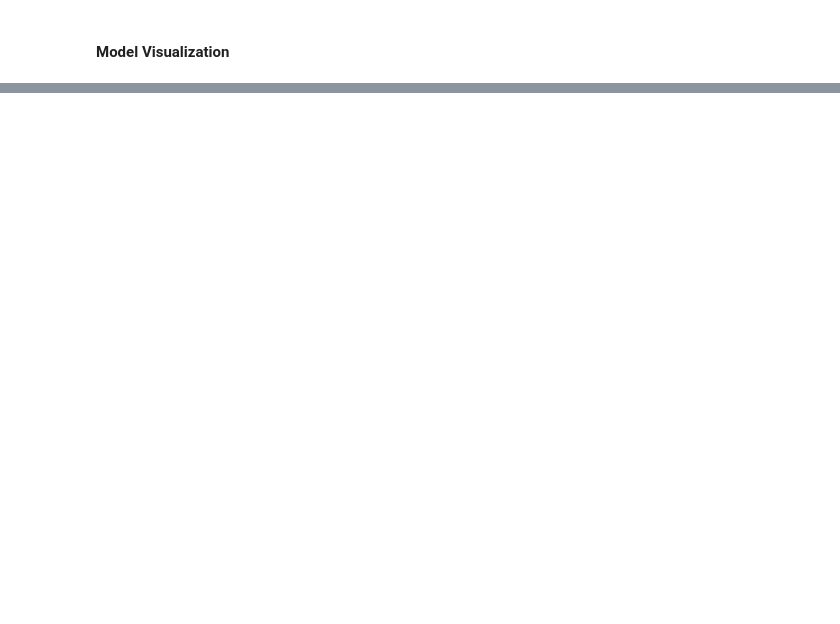
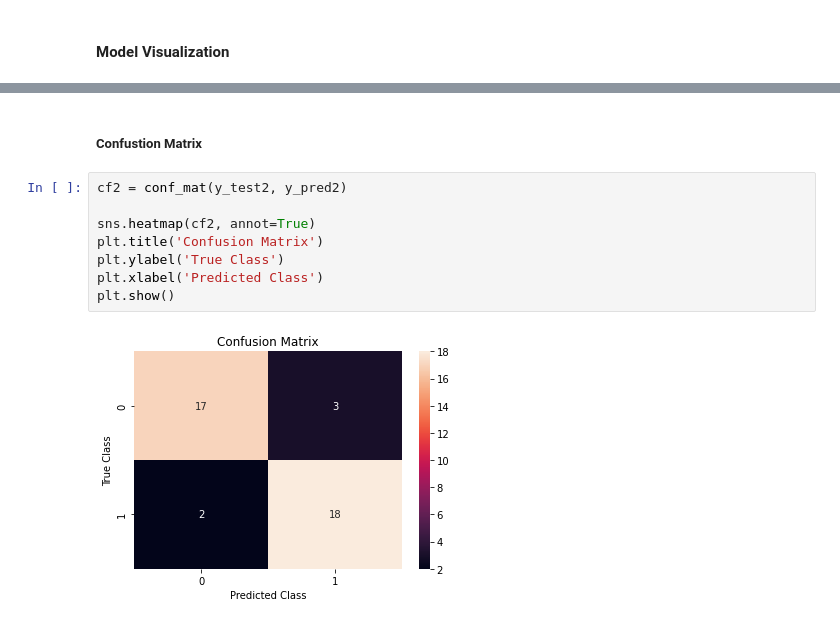
Before and after one commit to jacobdwatters/Machine-Learning-Basics, a Jupyter notebook: logistic_regression/01_logistic_regression_numpy.ipynb, the cells around one changed output, grey strips where cells are left out. Saved outputs shown, nothing was run; the diff lists cells and outputs as text; blank space fills up the shorter version.

```diff
--- a/logistic_regression/01_logistic_regression_numpy.ipynb
+++ b/logistic_regression/01_logistic_regression_numpy.ipynb
@@ -382,0 +397,12 @@ plt.show()
+# %% [markdown]
+##### Confustion Matrix
+# %%
+cf2 = conf_mat(y_test2, y_pred2)
+
+sns.heatmap(cf2, annot=True)
+plt.title('Confusion Matrix')
+plt.ylabel('True Class')
+plt.xlabel('Predicted Class')
+plt.show()
+# %% [output]
+[figure, added]
```
Also changed, not shown: parts of 25 cells of this notebook.
